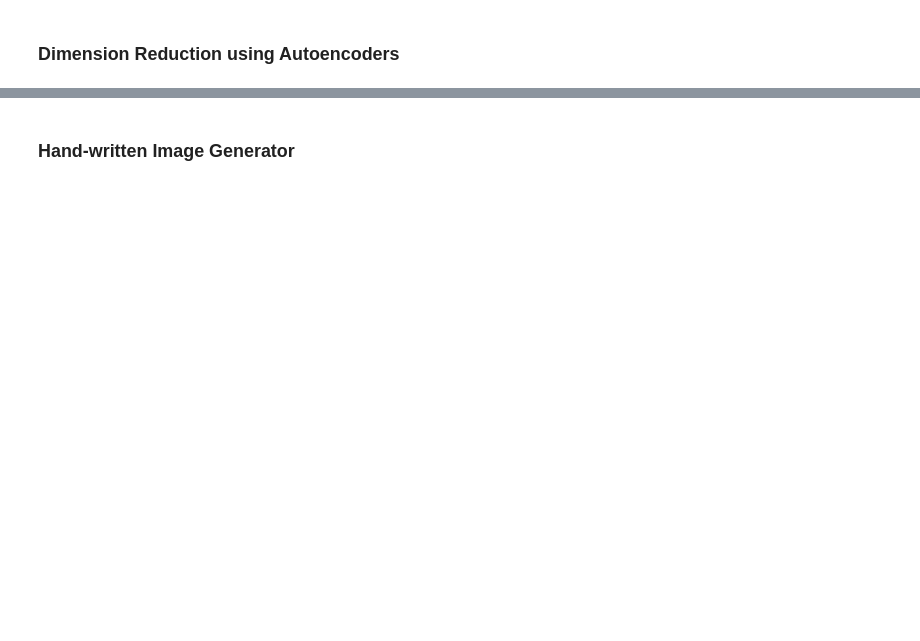
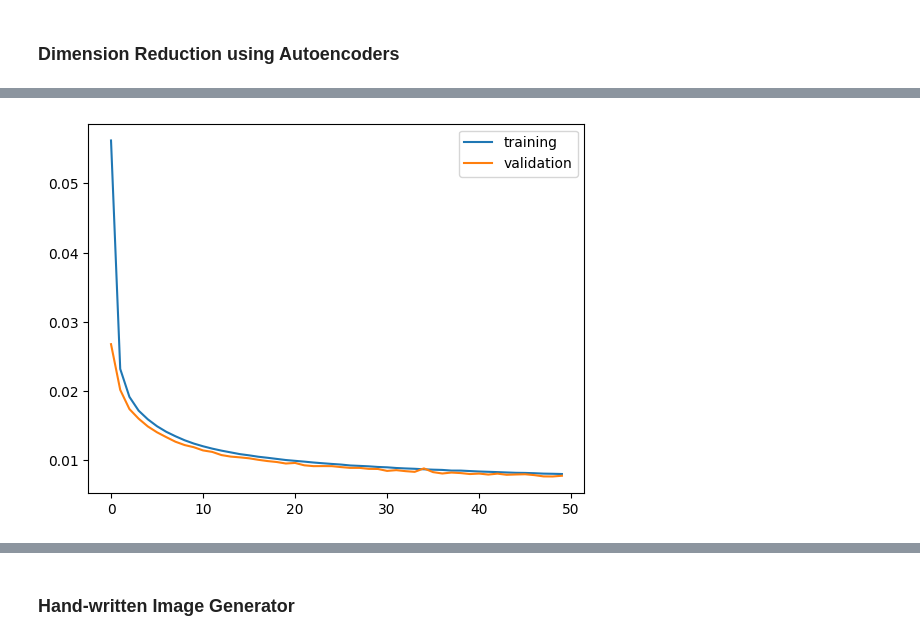
Before and after one commit to AmirhosseinKoochakian2003/Variational-Autoencoder, a Jupyter notebook: VAE.ipynb, the cells around one changed output, grey strips where cells are left out. Drawn from its saved outputs; the diff is of its cells as text; code cells hidden in the pictures; blank space fills up the shorter version.

```diff
--- a/VAE.ipynb
+++ b/VAE.ipynb
@@ -258,0 +427,2 @@ Therefore, both AE and VAE aim to minimize the squared loss error. This error is
+# %%
+autoencoder, ae_encoder, ae_decoder = get_autoencoder((28,28,1), LATENT_SIZE)
@@ -258,0 +449,7 @@ Therefore, both AE and VAE aim to minimize the squared loss error. This error is
+# %%
+autoencoder.compile(optimizer='adam', metrics=['accuracy'], loss=tf.keras.losses.MeanSquaredError())
+# %%
+hist = autoencoder.fit(train[0],train[0],
+                epochs=EPOCHS,
+                batch_size=BATCH_SIZE,
+                validation_data=(val[0], val[0]))
@@ -258,0 +477,7 @@ Therefore, both AE and VAE aim to minimize the squared loss error. This error is
+# %%
+plt.plot(hist.history['loss'], label='training')
+plt.plot(hist.history['val_loss'], label='validation')
+plt.legend()
+plt.show()
+# %% [output]
+[figure, added]
```
Also changed, not shown: parts of 26 cells of this notebook, 8 other files.
